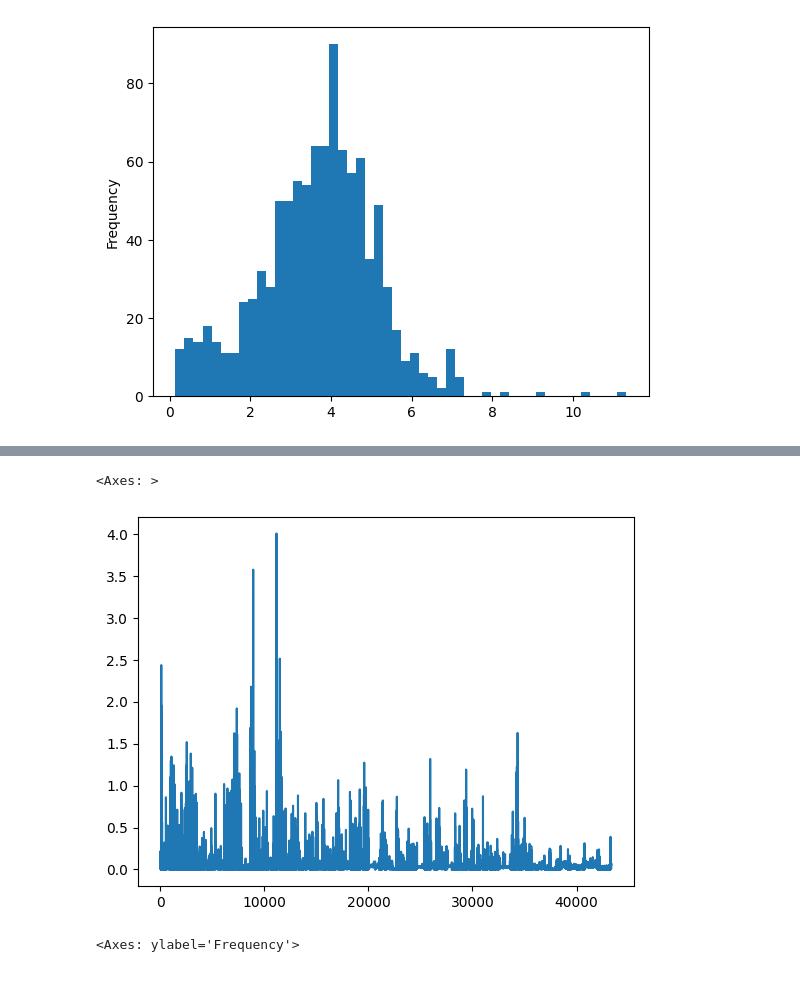
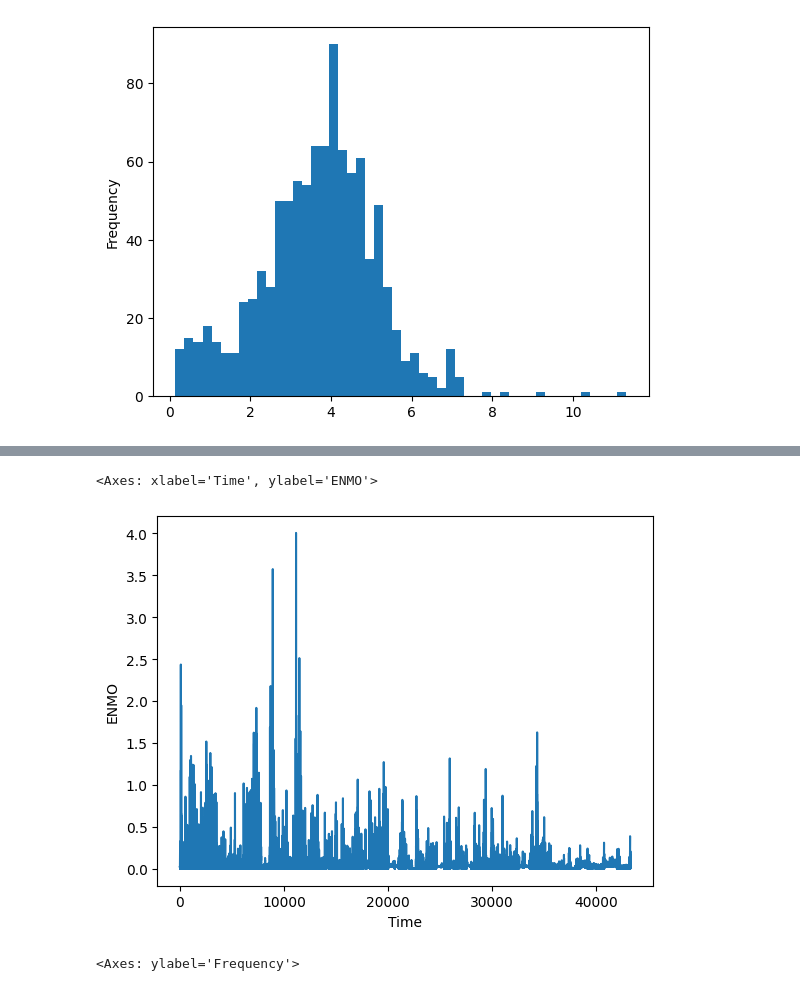
Before and after one commit to jsimonrichard/ds2-problematic-internet-use, a Jupyter notebook: exploratory/time-series/time-series.ipynb, the cells around one changed output, grey strips where cells are left out. Saved outputs shown, nothing was run; the diff lists cells and outputs as text; code cells hidden in the pictures.

```diff
--- a/exploratory/time-series/time-series.ipynb
+++ b/exploratory/time-series/time-series.ipynb
@@ -40,8 +45,8 @@ range_.plot(kind='hist', bins=50)
 # %%
-enmos.get_group(ids[0]).plot(kind='line')
+enmos.get_group(ids[0]).plot(kind='line', xlabel="Time", ylabel="ENMO")
 # %% [output]
-<Axes: >
+<Axes: xlabel='Time', ylabel='ENMO'>
-[figure, old version]
+[figure, new version]
 # %%
 grouped['anglez'].mean().plot(kind='hist', bins=50)
 # %% [output]
```
Also changed, not shown: parts of 1 cell of this notebook, 3 other files.
